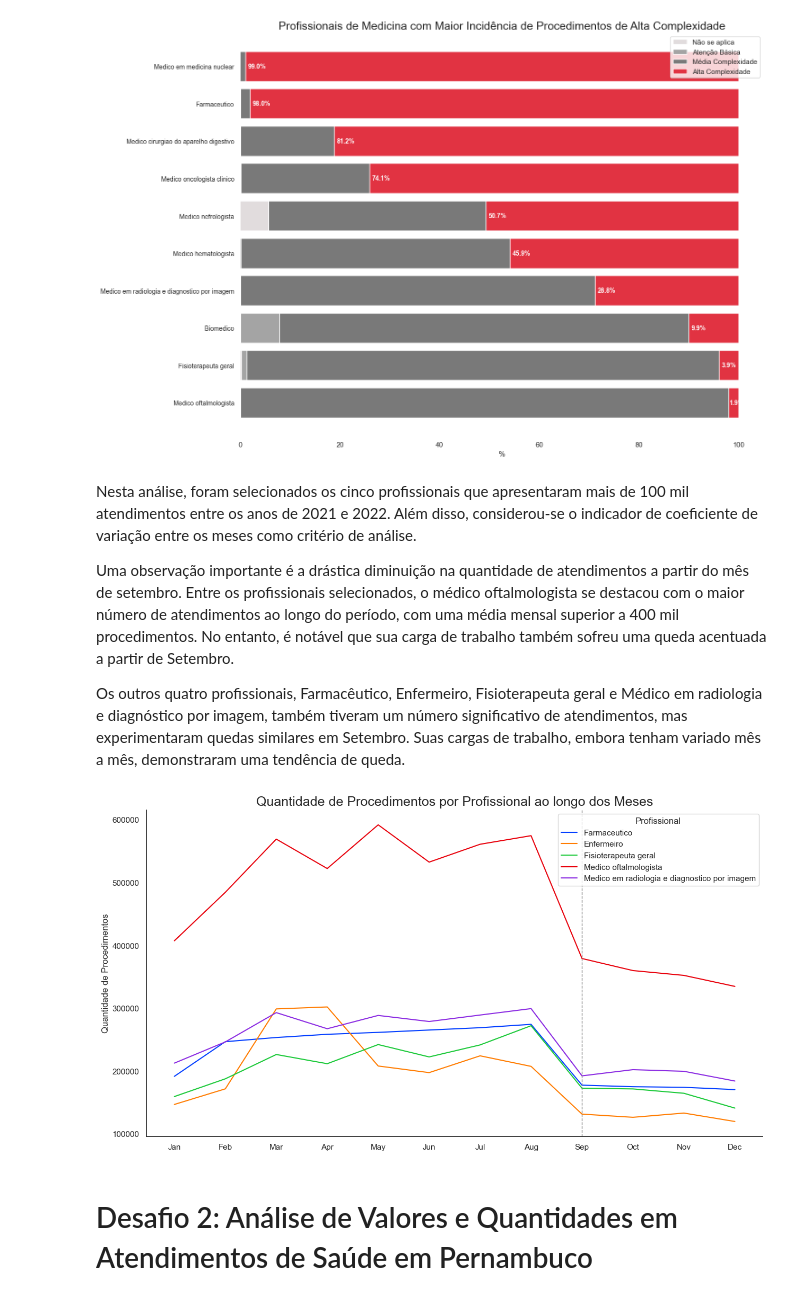
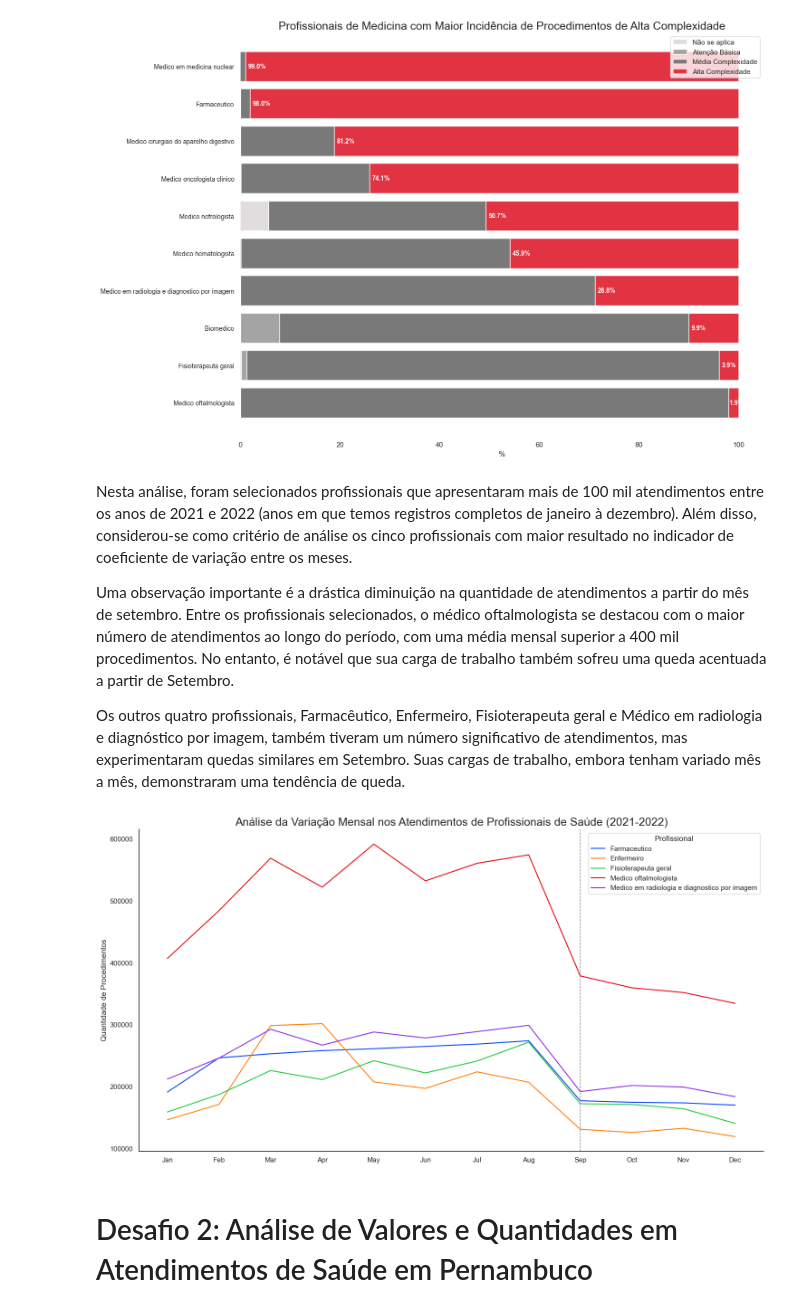
Before and after one commit to Vinicius-Luiz/etl_data_analisys_sia_python, a Jupyter notebook: 004_Data_Analysis.ipynb, the cells around one changed output. Saved outputs shown, nothing was run; the diff lists cells and outputs as text; code cells hidden in the pictures.

Commit message:
Adicionando gráficos do desafio 2

```diff
--- a/004_Data_Analysis.ipynb
+++ b/004_Data_Analysis.ipynb
@@ -263,7 +327,7 @@ SELECT S.PA_CBOCOD
  ORDER BY 1 , 3
 '''
 # %% [markdown]
-Nesta análise, foram selecionados os cinco profissionais que apresentaram mais de 100 mil atendimentos entre os anos de 2021 e 2022. Além disso, considerou-se o indicador de coeficiente de variação entre os meses como critério de análise.<br>
+Nesta análise, foram selecionados profissionais que apresentaram mais de 100 mil atendimentos entre os anos de 2021 e 2022 (anos em que temos registros completos de janeiro à dezembro). Além disso, considerou-se como critério de análise os cinco profissionais com maior resultado no indicador de coeficiente de variação entre os meses.<br>
 
 Uma observação importante é a drástica diminuição na quantidade de atendimentos a partir do mês de setembro. Entre os profissionais selecionados, o médico oftalmologista se destacou com o maior número de atendimentos ao longo do período, com uma média mensal superior a 400 mil procedimentos. No entanto, é notável que sua carga de trabalho também sofreu uma queda acentuada a partir de Setembro.<br>
 
@@ -271,25 +335,26 @@ Os outros quatro profissionais, Farmacêutico, Enfermeiro, Fisioterapeuta geral
 # %%
 df_103 = spark.sql(SQL_103).toPandas()
 
 sns.set_style("white", {
     'axes.spines.bottom': True, 'axes.spines.left': True,
     'axes.spines.right': False, 'axes.spines.top': False
 })
 
 plt.figure(figsize=(15, 8))
 sns.lineplot(data=df_103, x='MES', y='QTD_PROC', hue='DS_PA_CBOCOD', palette = sns.color_palette('bright', num_results))
 
-# Adicionando a linha vertical em Setembro (MES_ABREV == 'Sep')
 plt.axvline(x=9, color='gray', linestyle='--', linewidth=1)
 
-plt.title('Quantidade de Procedimentos por Profissional ao longo dos Meses', fontsize=18)
+plt.title('Análise da Variação Mensal nos Atendimentos de Profissionais de Saúde (2021-2022)', fontsize=18)
 plt.xlabel('')
 plt.ylabel('Quantidade de Procedimentos')
 plt.xticks(range(1, 13), df_103['MES_ABREV'].unique())
 
 plt.legend(title='Profissional')
+
+plt.tight_layout()
 plt.show()
 # %% [output]
-[figure, old version]
+[figure, new version]
 # %% [markdown]
 # Desafio 2: Análise de Valores e Quantidades em Atendimentos de Saúde em Pernambuco
```
Also changed, not shown: parts of 25 cells of this notebook.
